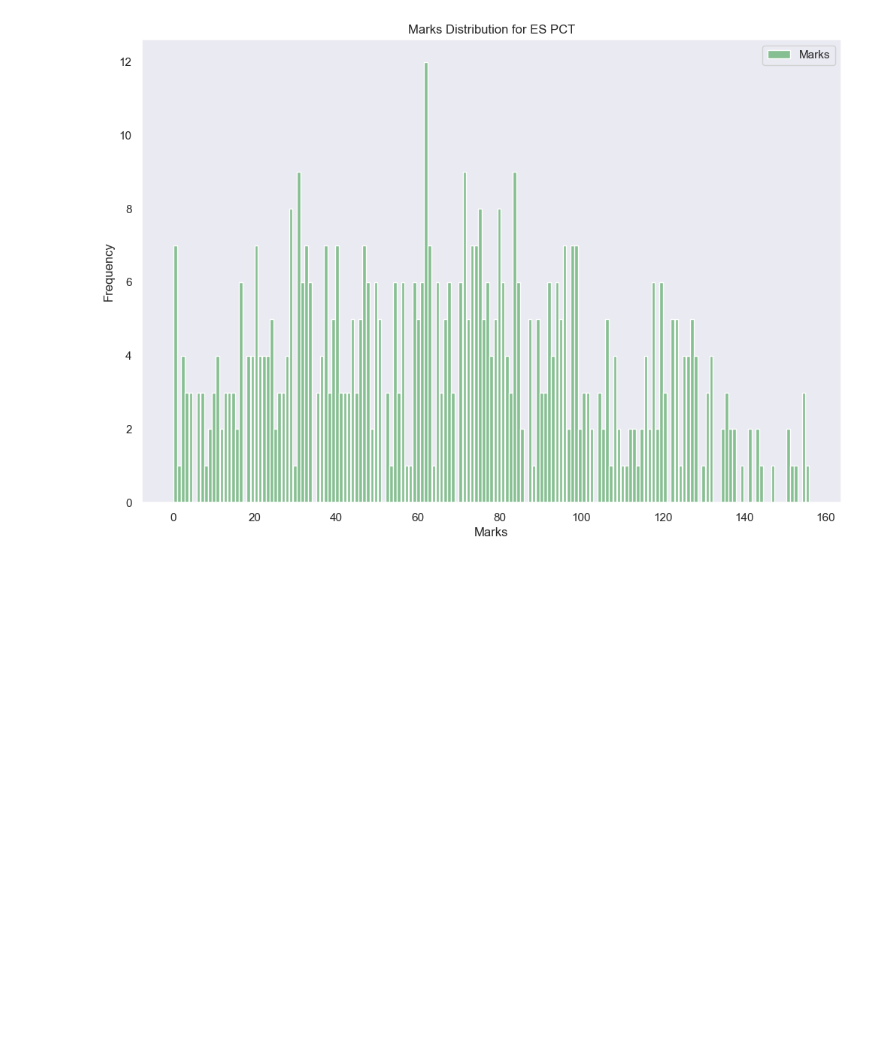
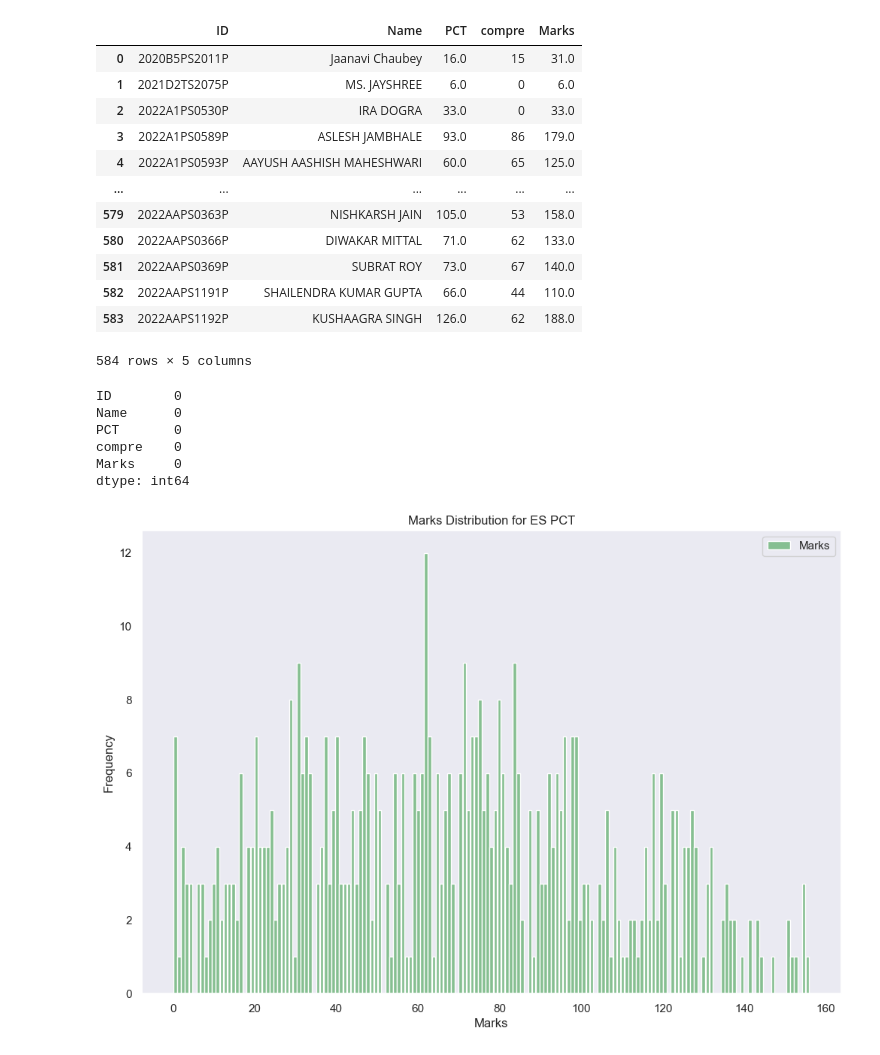
Before and after one commit to aviral2004/marks_data_visulation, a Jupyter notebook: es_pct.ipynb, the cells around one changed output. Cells and saved outputs as stored; diff of their text form; code cells hidden in the pictures; blank space fills up the shorter version.

```diff
--- a/es_pct.ipynb
+++ b/es_pct.ipynb
@@ -34,3 +64,32 @@ The autoreload extension is already loaded. To reload it, use:
+# %%
+# join the two dataframes
+df3 = df.join(df2.set_index('ID'), on='ID')
+df3['Marks'] = df3['PCT'].astype(float) + df3['compre'].astype(float)
+df3
+# %% [output]
+|  | ID | Name | PCT | compre | Marks |
+| 0 | 2020B5PS2011P | Jaanavi Chaubey | 16.0 | 15 | 31.0 |
+| 1 | 2021D2TS2075P | MS. JAYSHREE | 6.0 | 0 | 6.0 |
+| 2 | 2022A1PS0530P | IRA DOGRA | 33.0 | 0 | 33.0 |
+| 3 | 2022A1PS0589P | ASLESH JAMBHALE | 93.0 | 86 | 179.0 |
+| 4 | 2022A1PS0593P | AAYUSH AASHISH MAHESHWARI | 60.0 | 65 | 125.0 |
+| ... | ... | ... | ... | ... | ... |
+| 579 | 2022AAPS0363P | NISHKARSH JAIN | 105.0 | 53 | 158.0 |
+| 580 | 2022AAPS0366P | DIWAKAR MITTAL | 71.0 | 62 | 133.0 |
+| 581 | 2022AAPS0369P | SUBRAT ROY | 73.0 | 67 | 140.0 |
+| 582 | 2022AAPS1191P | SHAILENDRA KUMAR GUPTA | 66.0 | 44 | 110.0 |
+| 583 | 2022AAPS1192P | KUSHAAGRA SINGH | 126.0 | 62 | 188.0 |
+584 rows × 5 columns
+# %%
+# check for nans
+df3.isnull().sum()
+# %% [output]
+ID        0
+Name      0
+PCT       0
+compre    0
+Marks     0
+dtype: int64
 # %%
 from graph_gen import graph
 
```
Also changed, not shown: parts of 3 cells of this notebook, 7 other files.
